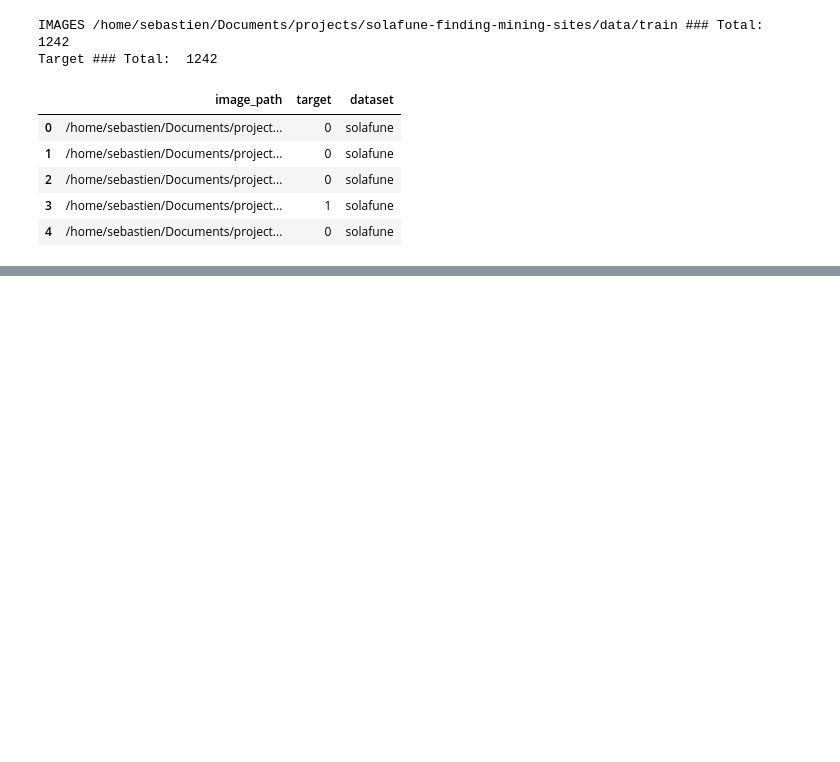
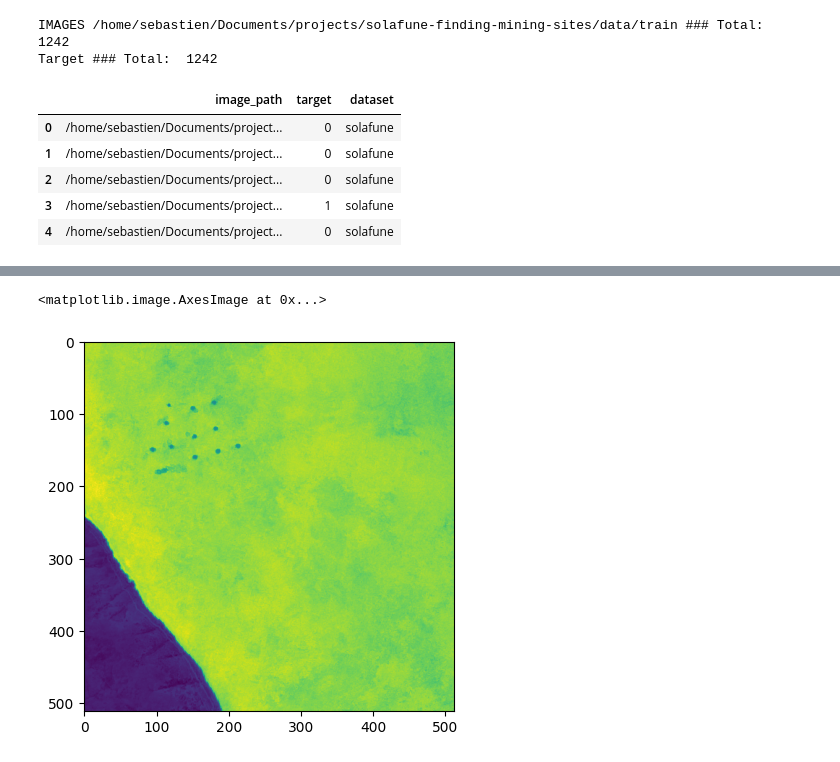
Before and after one commit to tetaud-sebastien/solafune-finding-mining-sites, a Jupyter notebook: Notebooks/data-augmentation.ipynb, the cells around one changed output, grey strips where cells are left out. Cells and saved outputs as stored; diff of their text form; code cells hidden in the pictures; blank space fills up the shorter version.

```diff
--- a/Notebooks/data-augmentation.ipynb
+++ b/Notebooks/data-augmentation.ipynb
@@ -246,0 +131,5 @@ test = torch.Tensor(augmented_image)
+# %%
+plt.imshow(nwdi)
+# %% [output]
+<matplotlib.image.AxesImage at 0x...>
+[figure, added]
```
Also changed, not shown: parts of 27 cells of this notebook, 10 other files.
